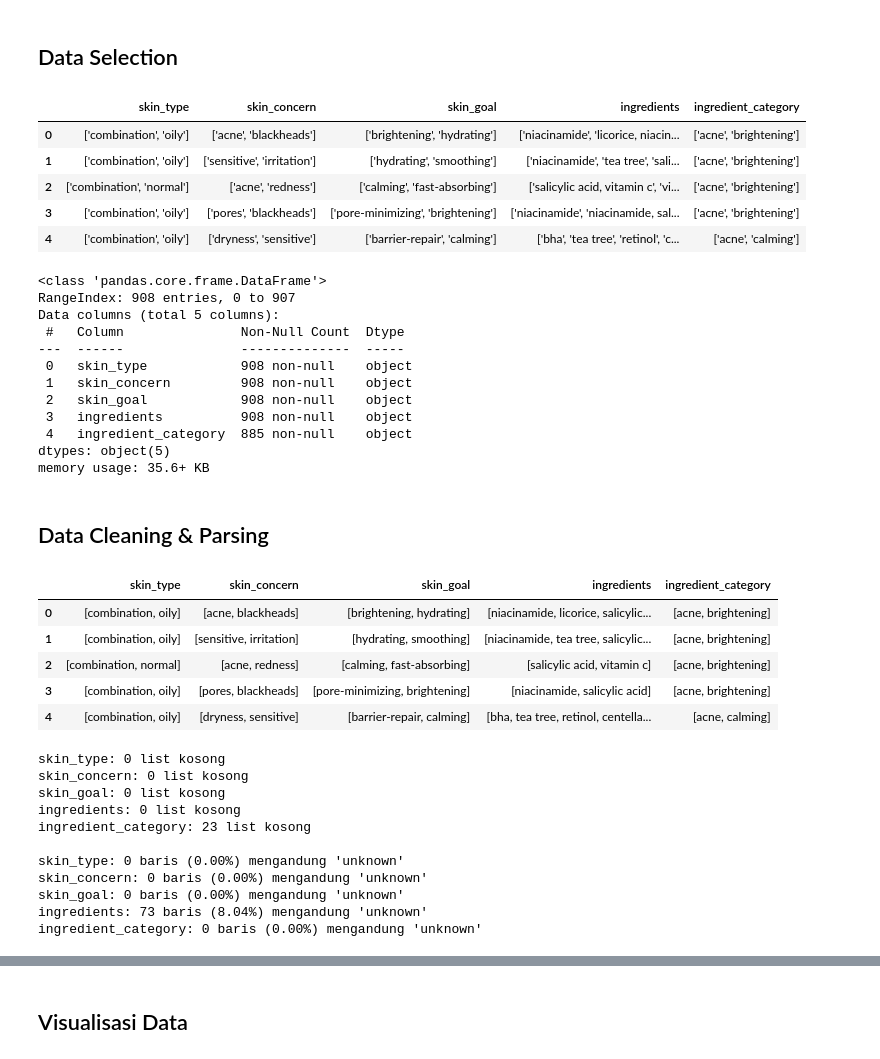
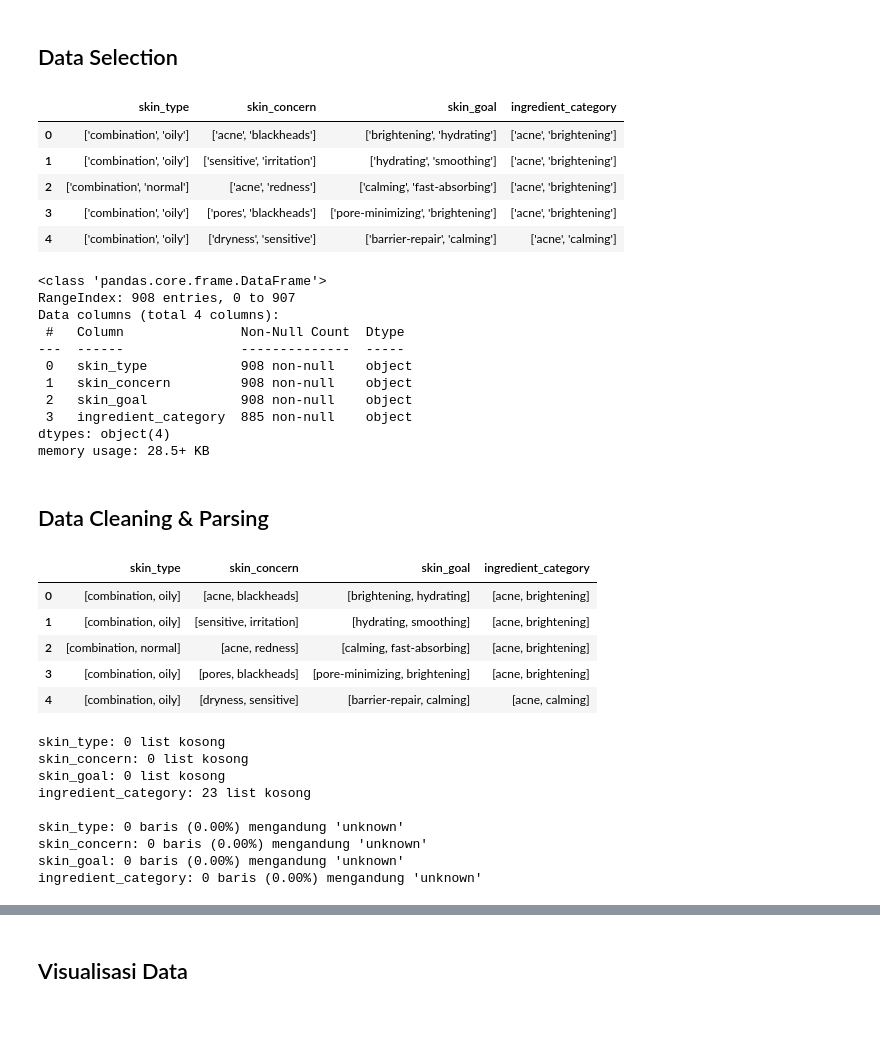
Before and after one commit to jasmeinalbr/Skinthesia-Model, a Jupyter notebook: notebooks/multi_label_classif_modeling copy 2.ipynb, the cells around one changed output, grey strips where cells are left out. Saved outputs shown, nothing was run; the diff lists cells and outputs as text; code cells hidden in the pictures; blank space fills up the shorter version.

```diff
--- a/notebooks/multi_label_classif_modeling copy 2.ipynb
+++ b/notebooks/multi_label_classif_modeling copy 2.ipynb
@@ -43,31 +88,30 @@ df.head()
 ## Data Selection
 # %%
 # Mengambil kolom yang relevan
-df = df[['skin_type','skin_concern','skin_goal','ingredients', 'ingredient_category']]
+df = df[['skin_type','skin_concern','skin_goal','ingredient_category']]
 df.head()
 # %% [output]
-|  | skin_type | skin_concern | skin_goal | ingredients | ingredient_category |
-| 0 | ['combination', 'oily'] | ['acne', 'blackheads'] | ['brightening', 'hydrating'] | ['niacinamide', 'licorice, niacin... | ['acne', 'brightening'] |
-| 1 | ['combination', 'oily'] | ['sensitive', 'irritation'] | ['hydrating', 'smoothing'] | ['niacinamide', 'tea tree', 'sali... | ['acne', 'brightening'] |
-| 2 | ['combination', 'normal'] | ['acne', 'redness'] | ['calming', 'fast-absorbing'] | ['salicylic acid, vitamin c', 'vi... | ['acne', 'brightening'] |
-| 3 | ['combination', 'oily'] | ['pores', 'blackheads'] | ['pore-minimizing', 'brightening'] | ['niacinamide', 'niacinamide, sal... | ['acne', 'brightening'] |
-| 4 | ['combination', 'oily'] | ['dryness', 'sensitive'] | ['barrier-repair', 'calming'] | ['bha', 'tea tree', 'retinol', 'c... | ['acne', 'calming'] |
+|  | skin_type | skin_concern | skin_goal | ingredient_category |
+| 0 | ['combination', 'oily'] | ['acne', 'blackheads'] | ['brightening', 'hydrating'] | ['acne', 'brightening'] |
+| 1 | ['combination', 'oily'] | ['sensitive', 'irritation'] | ['hydrating', 'smoothing'] | ['acne', 'brightening'] |
+| 2 | ['combination', 'normal'] | ['acne', 'redness'] | ['calming', 'fast-absorbing'] | ['acne', 'brightening'] |
+| 3 | ['combination', 'oily'] | ['pores', 'blackheads'] | ['pore-minimizing', 'brightening'] | ['acne', 'brightening'] |
+| 4 | ['combination', 'oily'] | ['dryness', 'sensitive'] | ['barrier-repair', 'calming'] | ['acne', 'calming'] |
 # %%
 # Information about the DataFrame
 df.info()
 # %% [output]
 <class 'pandas.core.frame.DataFrame'>
 RangeIndex: 908 entries, 0 to 907
-Data columns (total 5 columns):
+Data columns (total 4 columns):
  #   Column               Non-Null Count  Dtype
 ---  ------               --------------  -----
  0   skin_type            908 non-null    object
  1   skin_concern         908 non-null    object
  2   skin_goal            908 non-null    object
- 3   ingredients          908 non-null    object
- 4   ingredient_category  885 non-null    object
-dtypes: object(5)
-memory usage: 35.6+ KB
+ 3   ingredient_category  885 non-null    object
+dtypes: object(4)
+memory usage: 28.5+ KB
 # %% [markdown]
 ## Data Cleaning & Parsing
 # %%
@@ -130,12 +174,12 @@ for col in cols:
 
 df.head()
 # %% [output]
-|  | skin_type | skin_concern | skin_goal | ingredients | ingredient_category |
-| 0 | [combination, oily] | [acne, blackheads] | [brightening, hydrating] | [niacinamide, licorice, salicylic... | [acne, brightening] |
-| 1 | [combination, oily] | [sensitive, irritation] | [hydrating, smoothing] | [niacinamide, tea tree, salicylic... | [acne, brightening] |
-| 2 | [combination, normal] | [acne, redness] | [calming, fast-absorbing] | [salicylic acid, vitamin c] | [acne, brightening] |
-| 3 | [combination, oily] | [pores, blackheads] | [pore-minimizing, brightening] | [niacinamide, salicylic acid] | [acne, brightening] |
-| 4 | [combination, oily] | [dryness, sensitive] | [barrier-repair, calming] | [bha, tea tree, retinol, centella... | [acne, calming] |
+|  | skin_type | skin_concern | skin_goal | ingredient_category |
+| 0 | [combination, oily] | [acne, blackheads] | [brightening, hydrating] | [acne, brightening] |
+| 1 | [combination, oily] | [sensitive, irritation] | [hydrating, smoothing] | [acne, brightening] |
+| 2 | [combination, normal] | [acne, redness] | [calming, fast-absorbing] | [acne, brightening] |
+| 3 | [combination, oily] | [pores, blackheads] | [pore-minimizing, brightening] | [acne, brightening] |
+| 4 | [combination, oily] | [dryness, sensitive] | [barrier-repair, calming] | [acne, calming] |
 # %%
 # Cek berapa banyak list kosong di tiap kolom
 for col in df.columns:
@@ -153,11 +197,9 @@ for col in cols:
 skin_type: 0 list kosong
 skin_concern: 0 list kosong
 skin_goal: 0 list kosong
-ingredients: 0 list kosong
 ingredient_category: 23 list kosong
 
 skin_type: 0 baris (0.00%) mengandung 'unknown'
 skin_concern: 0 baris (0.00%) mengandung 'unknown'
 skin_goal: 0 baris (0.00%) mengandung 'unknown'
-ingredients: 73 baris (8.04%) mengandung 'unknown'
 ingredient_category: 0 baris (0.00%) mengandung 'unknown'
```
Also changed, not shown: parts of 27 cells of this notebook, 4 other files.
